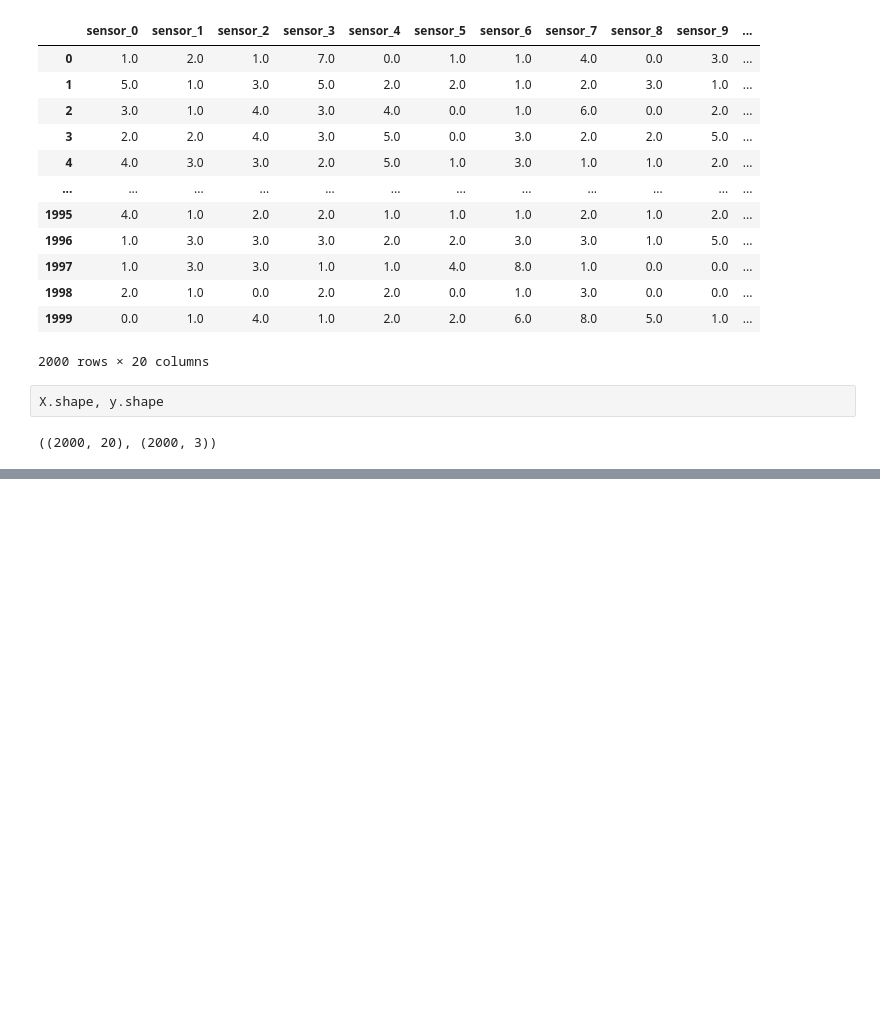
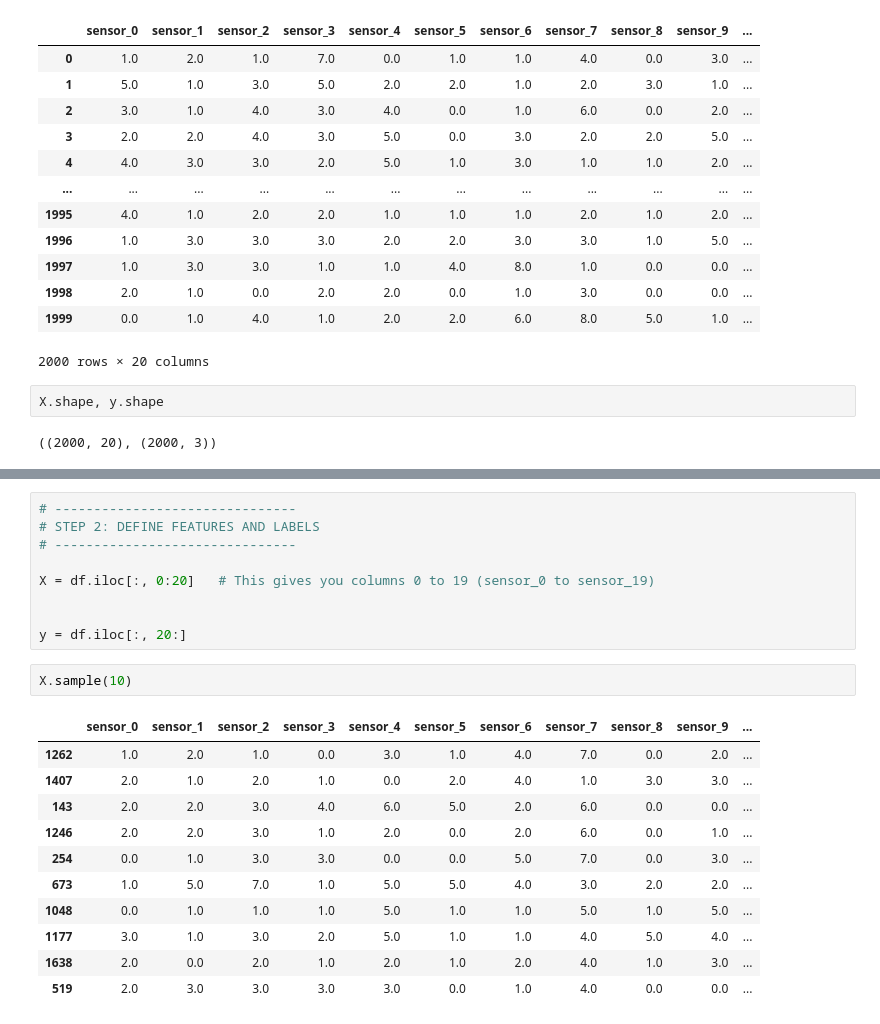
Before and after one commit to Vismaya-ravi6/smart_irrigation_AICTE_shell, a Jupyter notebook: Irrigation_System_(2).ipynb, the cells around one changed output, grey strips where cells are left out. Drawn from its saved outputs; the diff is of its cells as text; blank space fills up the shorter version.

```diff
--- a/Irrigation_System_(2).ipynb
+++ b/Irrigation_System_(2).ipynb
@@ -169,0 +255,23 @@ X.shape, y.shape
+# %%
+# -------------------------------
+# STEP 2: DEFINE FEATURES AND LABELS
+# -------------------------------
+
+X = df.iloc[:, 0:20]   # This gives you columns 0 to 19 (sensor_0 to sensor_19)
+
+
+y = df.iloc[:, 20:]
+# %%
+X.sample(10)
+# %% [output]
+|  | sensor_0 | sensor_1 | sensor_2 | sensor_3 | sensor_4 | sensor_5 | sensor_6 | sensor_7 | sensor_8 | sensor_9 | ... |
+| 1262 | 1.0 | 2.0 | 1.0 | 0.0 | 3.0 | 1.0 | 4.0 | 7.0 | 0.0 | 2.0 | ... |
+| 1407 | 2.0 | 1.0 | 2.0 | 1.0 | 0.0 | 2.0 | 4.0 | 1.0 | 3.0 | 3.0 | ... |
+| 143 | 2.0 | 2.0 | 3.0 | 4.0 | 6.0 | 5.0 | 2.0 | 6.0 | 0.0 | 0.0 | ... |
+| 1246 | 2.0 | 2.0 | 3.0 | 1.0 | 2.0 | 0.0 | 2.0 | 6.0 | 0.0 | 1.0 | ... |
+| 254 | 0.0 | 1.0 | 3.0 | 3.0 | 0.0 | 0.0 | 5.0 | 7.0 | 0.0 | 3.0 | ... |
+| 673 | 1.0 | 5.0 | 7.0 | 1.0 | 5.0 | 5.0 | 4.0 | 3.0 | 2.0 | 2.0 | ... |
+| 1048 | 0.0 | 1.0 | 1.0 | 1.0 | 5.0 | 1.0 | 1.0 | 5.0 | 1.0 | 5.0 | ... |
+| 1177 | 3.0 | 1.0 | 3.0 | 2.0 | 5.0 | 1.0 | 1.0 | 4.0 | 5.0 | 4.0 | ... |
+| 1638 | 2.0 | 0.0 | 2.0 | 1.0 | 2.0 | 1.0 | 2.0 | 4.0 | 1.0 | 3.0 | ... |
+| 519 | 2.0 | 3.0 | 3.0 | 3.0 | 3.0 | 0.0 | 1.0 | 4.0 | 0.0 | 0.0 | ... |
```
Also changed, not shown: parts of 24 cells of this notebook.
